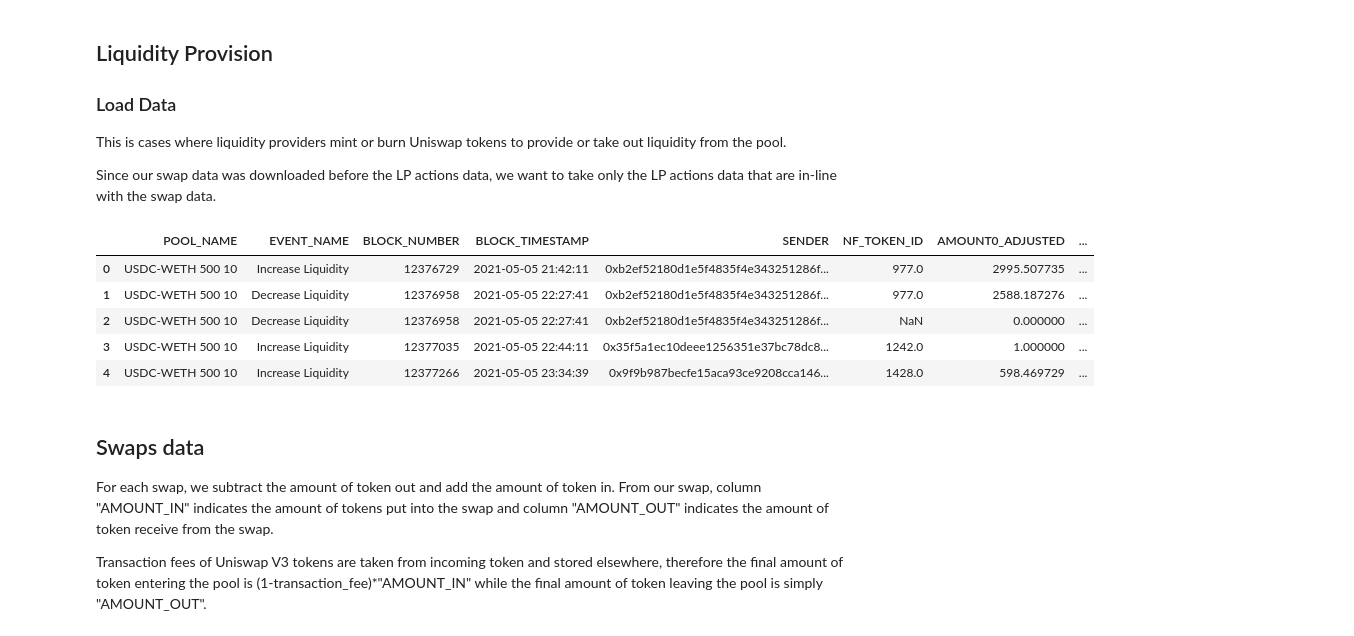
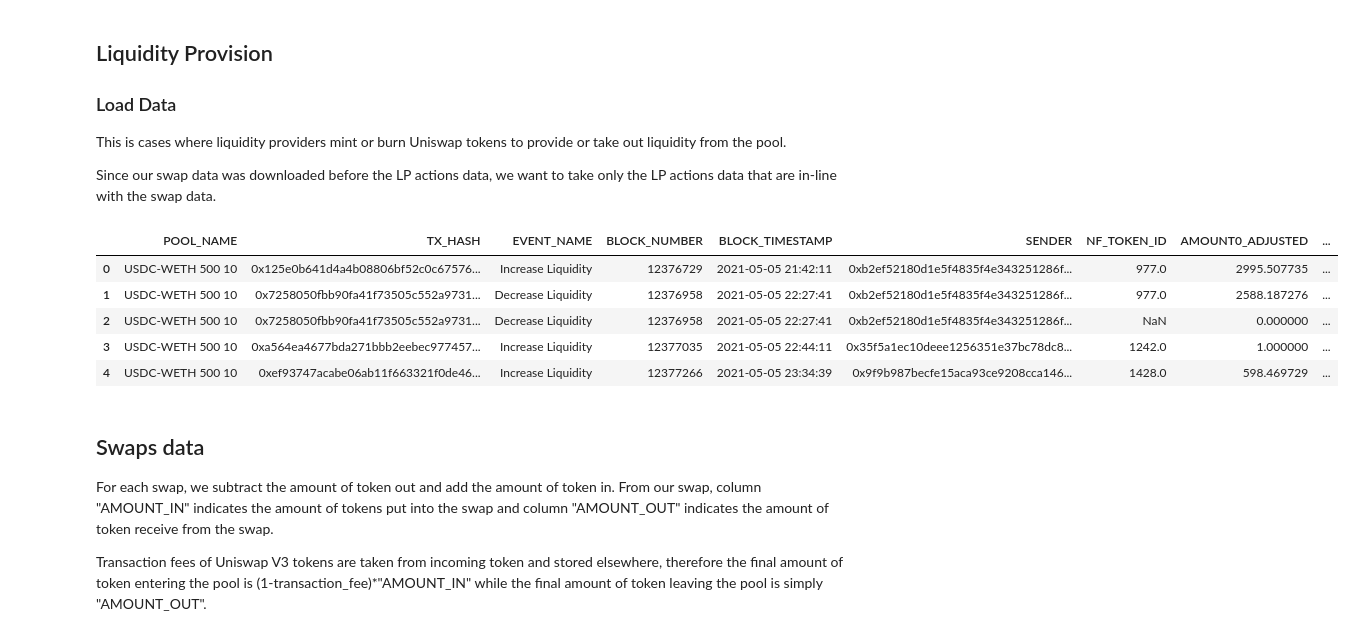
Before and after one commit to zhiconghu/Ethereum_DEX_Data, a Jupyter notebook: History of USDC-WETH 500 10 Pool.ipynb, the cells around one changed output. Drawn from its saved outputs; the diff is of its cells as text; code cells hidden in the pictures.

```diff
--- a/History of USDC-WETH 500 10 Pool.ipynb
+++ b/History of USDC-WETH 500 10 Pool.ipynb
@@ -30,39 +30,39 @@ This is cases where liquidity providers mint or burn Uniswap tokens to provide o
 
 Since our swap data was downloaded before the LP actions data, we want to take only the LP actions data that are in-line with the swap data.
 # %%
-lp_action = pd.read_csv(os.path.join(file_dir, "uniswapv3_lp_actions", pool_name + ".csv"))
+lp_action = pd.read_csv(os.path.join(file_dir, "Data", "uniswapv3_lp_actions", pool_name + ".csv"))
 lp_action.columns = [x.upper() for x in lp_action.columns.tolist()]
 
 # Final cleaning
 lp_action['BLOCK_NUMBER'] = lp_action['BLOCK_NUMBER'].astype(int)
 lp_action.sort_values(by = ['BLOCK_NUMBER'], ascending = False, inplace = True)
 lp_action['AMOUNT0_ADJUSTED'] = lp_action['AMOUNT0_ADJUSTED'].astype(float)
 lp_action['AMOUNT1_ADJUSTED'] = lp_action['AMOUNT1_ADJUSTED'].astype(float)
 lp_action['BLOCK_TIMESTAMP'] = pd.to_datetime([x[:-5] for x in lp_action['BLOCK_TIMESTAMP'].astype(str)])
 
 # Changing signs of addition and extraction
 lp_action['ACTION'] = lp_action['ACTION'].replace({'INCREASE_LIQUIDITY':'Increase Liquidity',
                                                    'DECREASE_LIQUIDITY':'Decrease Liquidity'})
 lp_action.rename(columns = {'LIQUIDITY_PROVIDER':'SENDER', 'ACTION':'EVENT_NAME'}, inplace = True)
 
 # Get lower and upper price from tick
 lp_action['PRICE_LOWER'] = lp_action['TICK_UPPER'].apply(Get_Price)
 lp_action['PRICE_UPPER'] = lp_action['TICK_LOWER'].apply(Get_Price)
 
 # We sort to make single asset deposition last in every block
 lp_action['sorter'] = lp_action['AMOUNT0_ADJUSTED']*lp_action['AMOUNT1_ADJUSTED']
 lp_action.sort_values(by = ['BLOCK_NUMBER','sorter'], ascending = [True,False], inplace = True)
 lp_action.reset_index(drop = True, inplace = True)
 lp_action.drop(columns = ['sorter'], inplace = True)
 
 lp_action.head()
 # %% [output]
-|  | POOL_NAME | EVENT_NAME | BLOCK_NUMBER | BLOCK_TIMESTAMP | SENDER | NF_TOKEN_ID | AMOUNT0_ADJUSTED | ... |
-| 0 | USDC-WETH 500 10 | Increase Liquidity | 12376729 | 2021-05-05 21:42:11 | 0xb2ef52180d1e5f4835f4e343251286f... | 977.0 | 2995.507735 | ... |
-| 1 | USDC-WETH 500 10 | Decrease Liquidity | 12376958 | 2021-05-05 22:27:41 | 0xb2ef52180d1e5f4835f4e343251286f... | 977.0 | 2588.187276 | ... |
-| 2 | USDC-WETH 500 10 | Decrease Liquidity | 12376958 | 2021-05-05 22:27:41 | 0xb2ef52180d1e5f4835f4e343251286f... | NaN | 0.000000 | ... |
-| 3 | USDC-WETH 500 10 | Increase Liquidity | 12377035 | 2021-05-05 22:44:11 | 0x35f5a1ec10deee1256351e37bc78dc8... | 1242.0 | 1.000000 | ... |
-| 4 | USDC-WETH 500 10 | Increase Liquidity | 12377266 | 2021-05-05 23:34:39 | 0x9f9b987becfe15aca93ce9208cca146... | 1428.0 | 598.469729 | ... |
+|  | POOL_NAME | TX_HASH | EVENT_NAME | BLOCK_NUMBER | BLOCK_TIMESTAMP | SENDER | NF_TOKEN_ID | AMOUNT0_ADJUSTED | ... |
+| 0 | USDC-WETH 500 10 | 0x125e0b641d4a4b08806bf52c0c67576... | Increase Liquidity | 12376729 | 2021-05-05 21:42:11 | 0xb2ef52180d1e5f4835f4e343251286f... | 977.0 | 2995.507735 | ... |
+| 1 | USDC-WETH 500 10 | 0x7258050fbb90fa41f73505c552a9731... | Decrease Liquidity | 12376958 | 2021-05-05 22:27:41 | 0xb2ef52180d1e5f4835f4e343251286f... | 977.0 | 2588.187276 | ... |
+| 2 | USDC-WETH 500 10 | 0x7258050fbb90fa41f73505c552a9731... | Decrease Liquidity | 12376958 | 2021-05-05 22:27:41 | 0xb2ef52180d1e5f4835f4e343251286f... | NaN | 0.000000 | ... |
+| 3 | USDC-WETH 500 10 | 0xa564ea4677bda271bbb2eebec977457... | Increase Liquidity | 12377035 | 2021-05-05 22:44:11 | 0x35f5a1ec10deee1256351e37bc78dc8... | 1242.0 | 1.000000 | ... |
+| 4 | USDC-WETH 500 10 | 0xef93747acabe06ab11f663321f0de46... | Increase Liquidity | 12377266 | 2021-05-05 23:34:39 | 0x9f9b987becfe15aca93ce9208cca146... | 1428.0 | 598.469729 | ... |
 # %% [markdown]
 ## Swaps data
 
```
Also changed, not shown: parts of 5 cells of this notebook, 6 other files.
